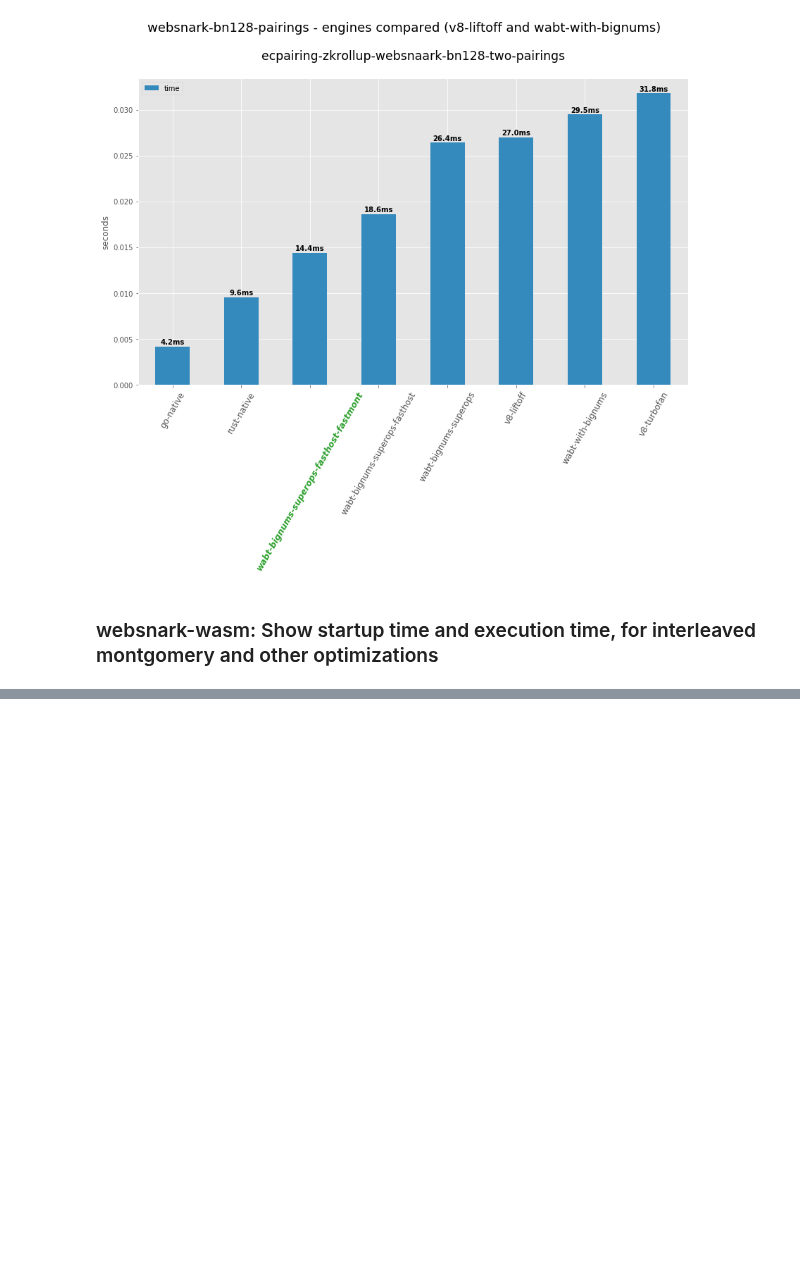
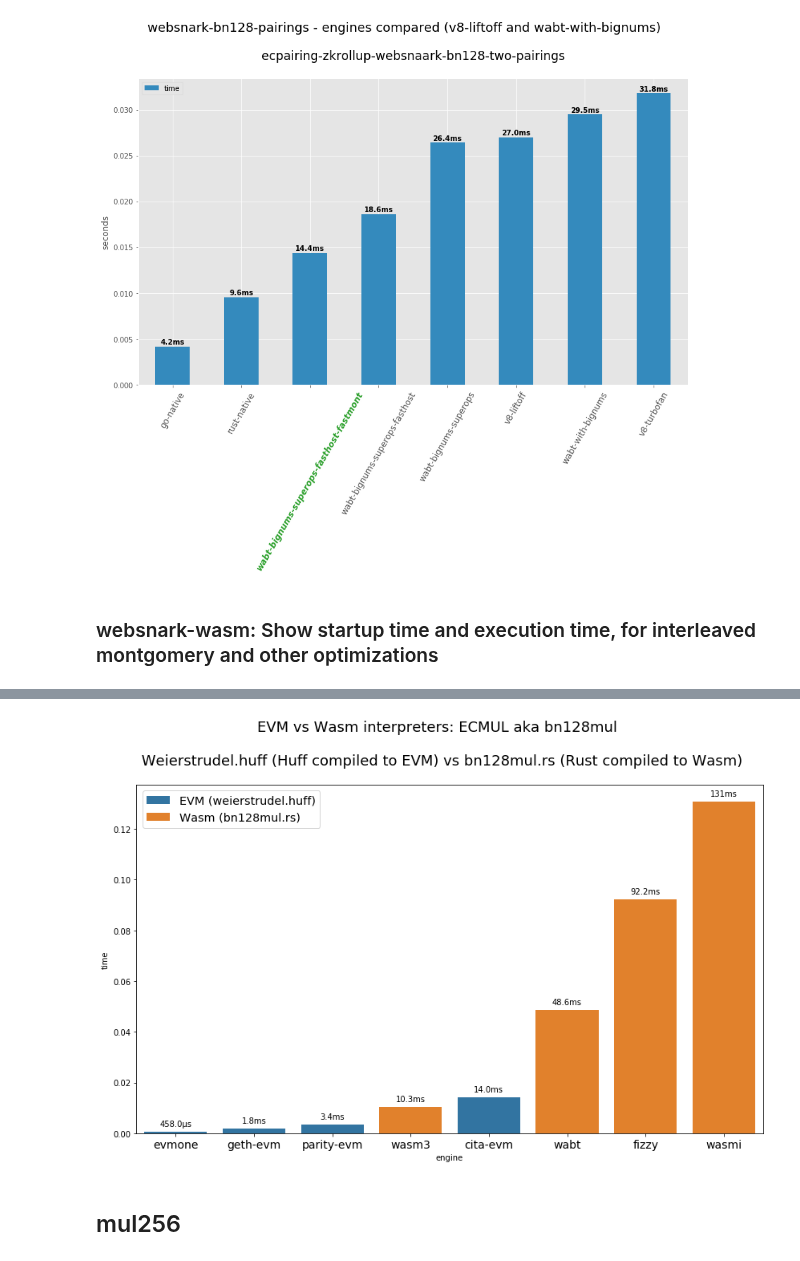
Before and after one commit to ewasm/benchmarking, a Jupyter notebook: notebooks/wasm-engines.ipynb, the cells around one changed output, grey strips where cells are left out. Cells and saved outputs as stored; diff of their text form; code cells hidden in the pictures; blank space fills up the shorter version.

```diff
--- a/notebooks/wasm-engines.ipynb
+++ b/notebooks/wasm-engines.ipynb
@@ -1474,0 +1626,44 @@ plotScoutStackedTest(df_scout_websnark_fastmont,
+# %%
+# get wasm data for bn128_mul-chfast2
+df_wasm_bn128mul = df_interp[df_interp['test_name'] == "bn128_mul-chfast2"].copy()
+df_wasm_bn128mul.rename(columns={'test_name':'bench_name'},inplace=True)
+df_wasm_bn128mul.drop(['elapsed_time'],axis=1,inplace=True)
+df_wasm_bn128mul.drop(['total_time'],axis=1,inplace=True)
+#df_wasm_mul256 = df_wasm_mul256[['engine', 'bench_name', 'parse_time', 'exec_time']]
+df_wasm_bn128mul.reset_index(inplace=True)
+df_wasm_bn128mul.replace('bn128_mul-chfast2', 'bn128mul.rust.wasm', inplace=True)
+# %%
+# get evm data
+df_evm_bn128mul = df_evm_raw[df_evm_raw['test_name'] == "bn128_mul_weierstrudel-chfast2"].copy()
+df_evm_bn128mul.rename(columns={'test_name':'bench_name', 'total_time':'exec_time'},inplace=True)
+df_evm_bn128mul.drop(['gas_used'],axis=1,inplace=True)
+df_evm_bn128mul.loc[:, 'parse_time'] = 0
+df_evm_bn128mul = df_evm_bn128mul[['engine', 'bench_name', 'parse_time', 'exec_time']]
+
+df_evm_bn128mul.replace('bn128_mul_weierstrudel-chfast2', 'bn128mul.weierstrudel.evm', inplace=True)
+# %%
+df_evm_vs_wasm_bn128mul = df_evm_bn128mul.append(df_wasm_bn128mul, sort=False).copy()
+
+
+df_evm_vs_wasm_bn128mul.loc[:,'time'] = df_evm_vs_wasm_bn128mul['parse_time'] + df_evm_vs_wasm_bn128mul['exec_time']
+
+df_evm_vs_wasm_bn128mul = df_evm_vs_wasm_bn128mul[df_evm_vs_wasm_bn128mul['engine'].isin(
+    ['parity-evm', 'geth-evm', 'evmone', 'cita-evm',
+    'wasmi', 'wabt', 'fizzy', 'wasm3']
+)].copy()
+
+df_evm_vs_wasm_bn128mul = df_evm_vs_wasm_bn128mul.sort_values('time')
+# %%
+#df_evm_vs_wasm_bn128mul[df_evm_vs_wasm_bn128mul['bench_name'] == '']
+df_evm_vs_wasm_bn128mul.replace('bn128mul.weierstrudel.evm', 'EVM (weierstrudel.huff)', inplace=True)
+df_evm_vs_wasm_bn128mul.replace('bn128mul.rust.wasm', 'Wasm (bn128mul.rs)', inplace=True)
+# %%
+f = plotEVMvsWasm(df_evm_vs_wasm_bn128mul)
+
+#f.suptitle("EVM vs Wasm interpreters: bn128mul aka ECMUL \n\n bn128mul (Rust compiled to Wasm) vs Weierstrudel (Huff compiled to EVM)", fontsize=18, y=1.02)
+f.suptitle("EVM vs Wasm interpreters: ECMUL aka bn128mul \n\n Weierstrudel.huff (Huff compiled to EVM) vs bn128mul.rs (Rust compiled to Wasm)", fontsize=18, y=1.02)
+f.savefig('../images/evm-vs-wasm-bn128mul-huff-rust.png', bbox_inches='tight')
+# %% [output]
+[figure, added]
+# %% [markdown]
+## mul256
```
Also changed, not shown: parts of 81 cells of this notebook, 31 other files.
